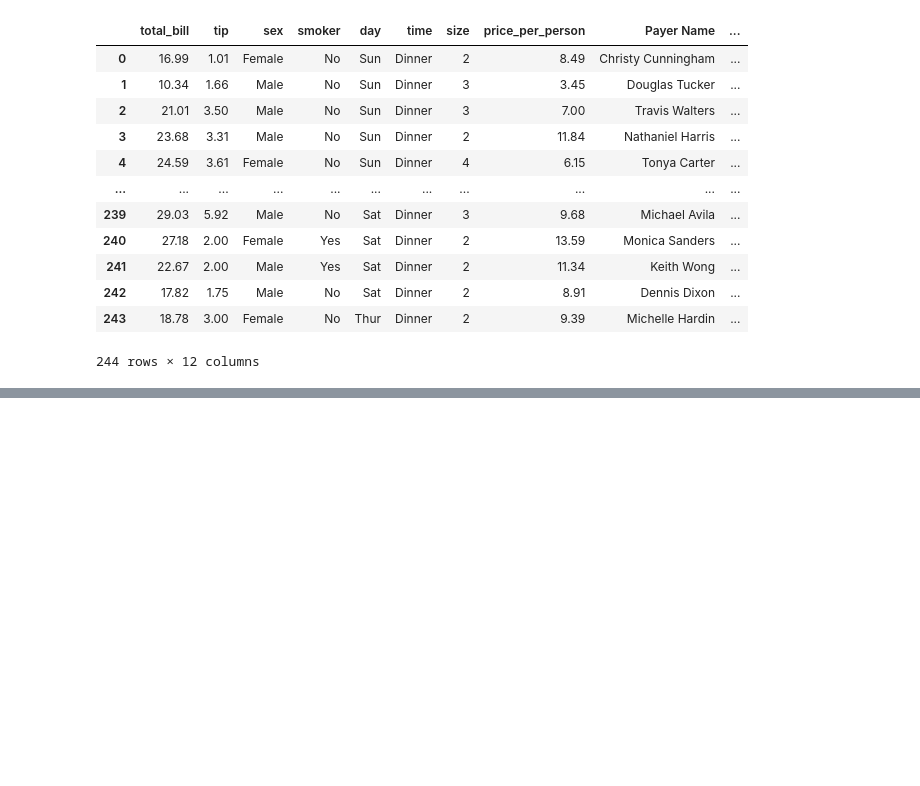
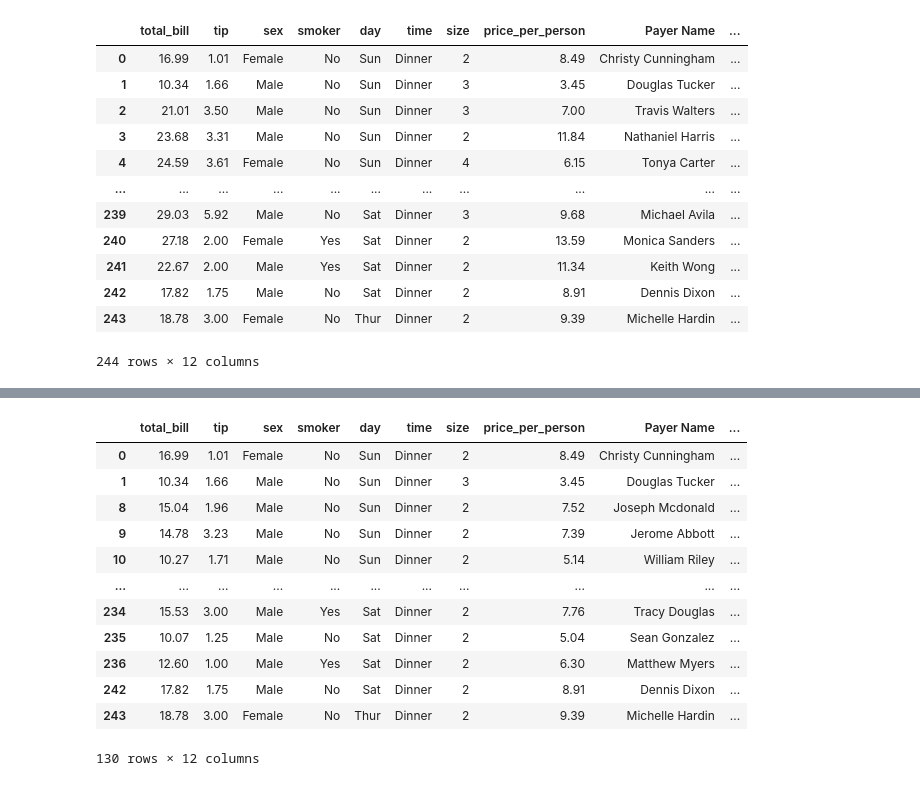
Before and after one commit to Alamgir55/bs-pandas, a Jupyter notebook: useful-methods.ipynb, the cells around one changed output, grey strips where cells are left out. Cells and saved outputs as stored; diff of their text form; code cells hidden in the pictures; blank space fills up the shorter version.

```diff
--- a/useful-methods.ipynb
+++ b/useful-methods.ipynb
@@ -133,0 +459,16 @@ df
+# %%
+df[df['total_bill'].between(10,20,inclusive=True)]
+# %% [output]
+|  | total_bill | tip | sex | smoker | day | time | size | price_per_person | Payer Name | ... |
+| 0 | 16.99 | 1.01 | Female | No | Sun | Dinner | 2 | 8.49 | Christy Cunningham | ... |
+| 1 | 10.34 | 1.66 | Male | No | Sun | Dinner | 3 | 3.45 | Douglas Tucker | ... |
+| 8 | 15.04 | 1.96 | Male | No | Sun | Dinner | 2 | 7.52 | Joseph Mcdonald | ... |
+| 9 | 14.78 | 3.23 | Male | No | Sun | Dinner | 2 | 7.39 | Jerome Abbott | ... |
+| 10 | 10.27 | 1.71 | Male | No | Sun | Dinner | 2 | 5.14 | William Riley | ... |
+| ... | ... | ... | ... | ... | ... | ... | ... | ... | ... | ... |
+| 234 | 15.53 | 3.00 | Male | Yes | Sat | Dinner | 2 | 7.76 | Tracy Douglas | ... |
+| 235 | 10.07 | 1.25 | Male | No | Sat | Dinner | 2 | 5.04 | Sean Gonzalez | ... |
+| 236 | 12.60 | 1.00 | Male | Yes | Sat | Dinner | 2 | 6.30 | Matthew Myers | ... |
+| 242 | 17.82 | 1.75 | Male | No | Sat | Dinner | 2 | 8.91 | Dennis Dixon | ... |
+| 243 | 18.78 | 3.00 | Female | No | Thur | Dinner | 2 | 9.39 | Michelle Hardin | ... |
+130 rows × 12 columns
```
Also changed, not shown: parts of 49 cells of this notebook.
